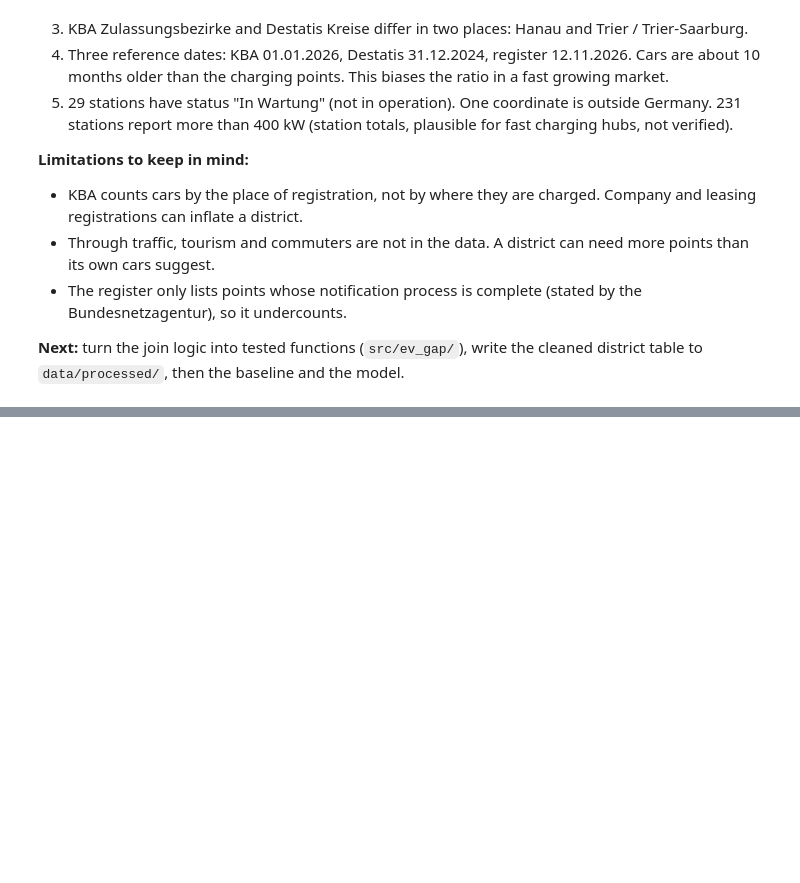
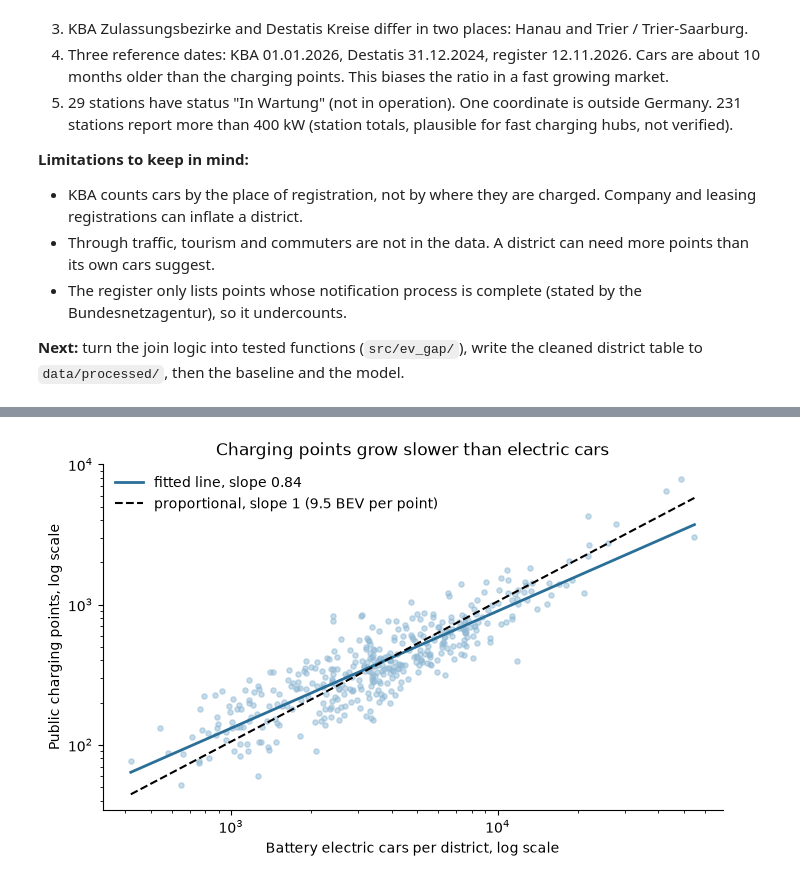
Before and after one commit to FlorianEbner96/ev-charging-gap-germany, a Jupyter notebook: notebooks/01_explore_data.ipynb, the cells around one changed output, grey strips where cells are left out. Cells and saved outputs as stored; diff of their text form; code cells hidden in the pictures; blank space fills up the shorter version.

```diff
--- a/notebooks/01_explore_data.ipynb
+++ b/notebooks/01_explore_data.ipynb
@@ -470,0 +538,18 @@ plt.show()
+# %%
+intercept, slopes, _ = results["BEV only"]
+slope = slopes["bev"]
+x = np.linspace(districts["bev"].min(), districts["bev"].max(), 100)
+
+fig, ax = plt.subplots()
+ax.scatter(districts["bev"], districts["charging_points"], s=14, alpha=0.5, color="#8fb8d4")
+ax.plot(x, np.exp(intercept) * x**slope, color="#2a6f97", linewidth=2, label=f"fitted line, slope {slope:.2f}")
+ax.plot(x, x / national_ratio, color="black", linestyle="--", label=f"proportional, slope 1 ({national_ratio:.1f} BEV per point)")
+ax.set_xscale("log")
+ax.set_yscale("log")
+ax.set_xlabel("Battery electric cars per district, log scale")
+ax.set_ylabel("Public charging points, log scale")
+ax.set_title("Charging points grow slower than electric cars")
+ax.legend(frameon=False)
+plt.show()
+# %% [output]
+[figure, added]
```
Also changed, not shown: parts of 12 cells of this notebook, 11 other files.
